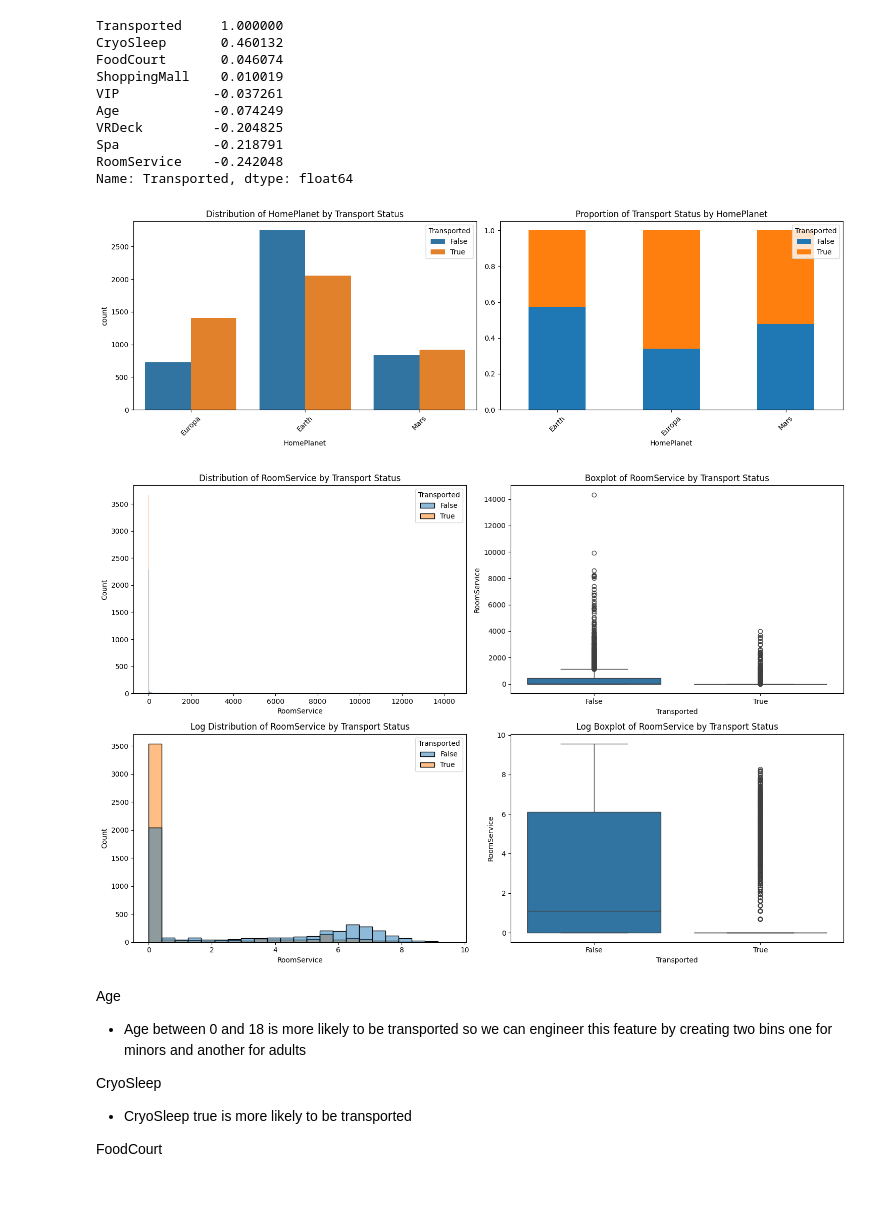
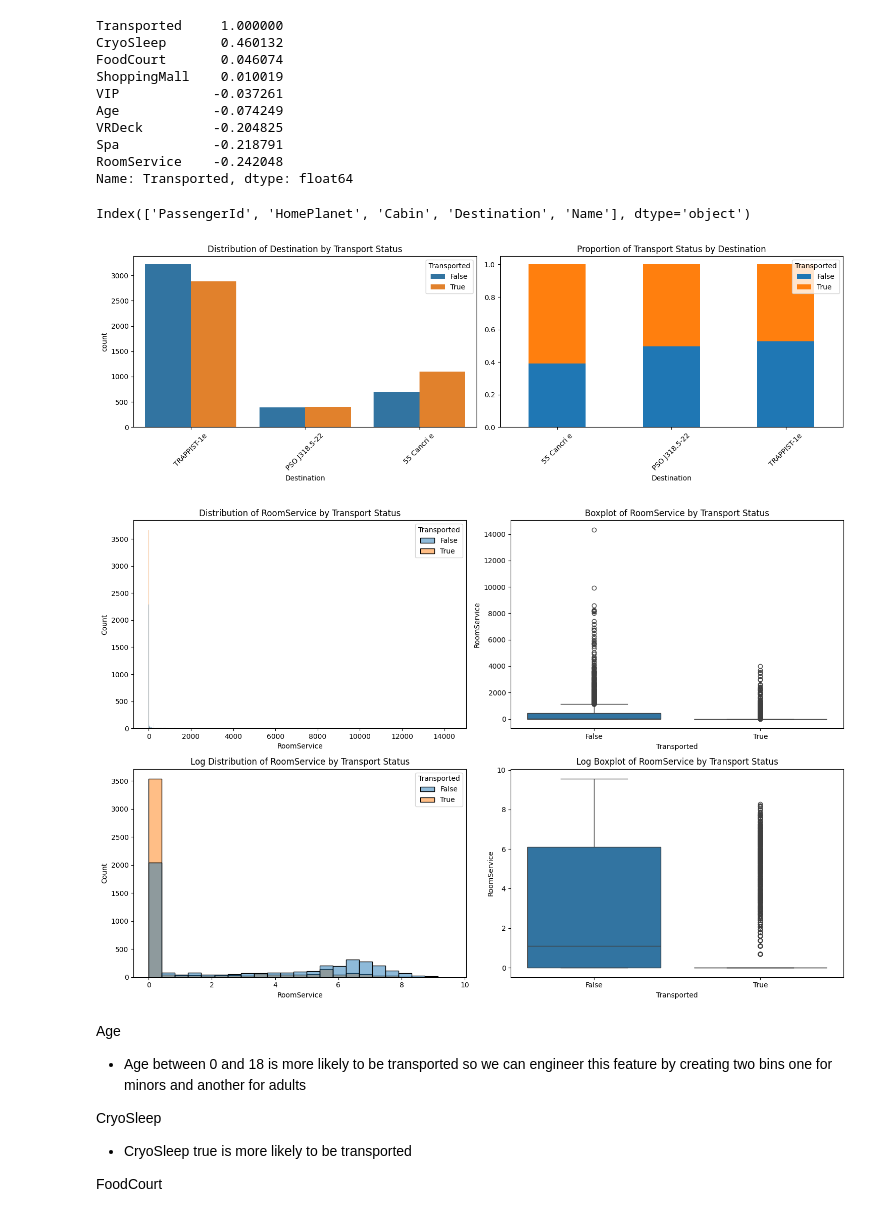
Before and after one commit to SebasKHE/data-science-kaggle-competitions, a Jupyter notebook: spaceship-titanic/space-titanic-project.ipynb, the cells around one changed output. Drawn from its saved outputs; the diff is of its cells as text; code cells hidden in the pictures.

```diff
--- a/spaceship-titanic/space-titanic-project.ipynb
+++ b/spaceship-titanic/space-titanic-project.ipynb
@@ -185,12 +204,17 @@ class FeatureVisualizer:
 
         plt.tight_layout()
         plt.show()
+# %%
+categorical_columns = processed_train_df.select_dtypes(include=['object']).columns
+categorical_columns
+# %% [output]
+Index(['PassengerId', 'HomePlanet', 'Cabin', 'Destination', 'Name'], dtype='object')
 # %%
 visualizer = FeatureVisualizer(processed_train_df)
-visualizer.plot_categorical_feature('HomePlanet')
+visualizer.plot_categorical_feature('Destination')
 visualizer.plot_numerical_feature('RoomService')
 # %% [output]
-[figure, old version]
+[figure, new version]
 [figure]
 # %% [markdown]
 Age
```
Also changed, not shown: parts of 73 cells of this notebook.
